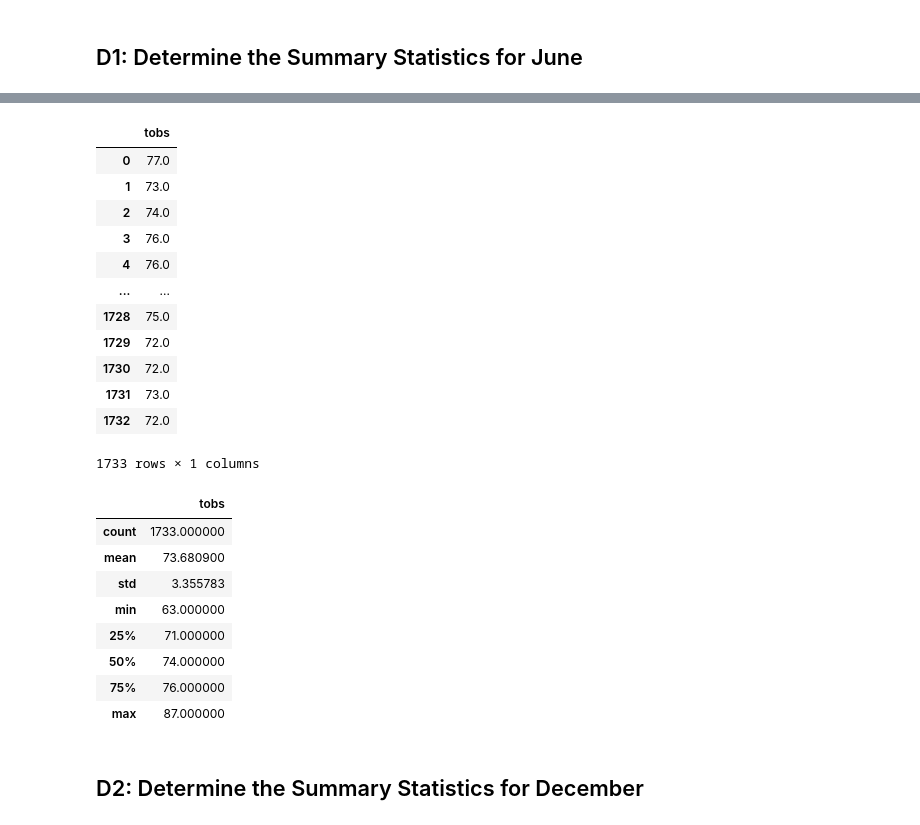
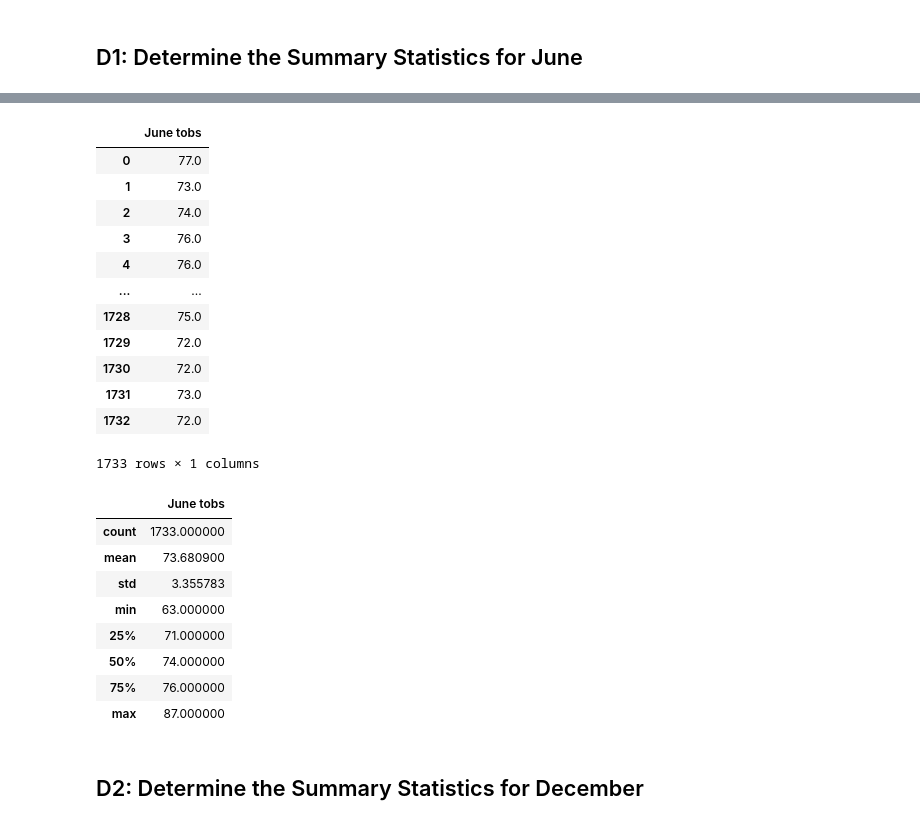
Before and after one commit to m-miley/surfs_up, a Jupyter notebook: SurfsUp_Challenge.ipynb, the cells around one changed output, grey strips where cells are left out. Drawn from its saved outputs; the diff is of its cells as text; code cells hidden in the pictures.

```diff
--- a/SurfsUp_Challenge.ipynb
+++ b/SurfsUp_Challenge.ipynb
@@ -73,10 +73,10 @@ june_temps
  ...]
 # %%
 # 4. Create a DataFrame from the list of temperatures for the month of June.
-june_df = pd.DataFrame(june_temps, columns=['tobs'])
+june_df = pd.DataFrame(june_temps, columns=['June tobs'])
 june_df
 # %% [output]
-|  | tobs |
+|  | June tobs |
 | 0 | 77.0 |
 | 1 | 73.0 |
 | 2 | 74.0 |
@@ -93,7 +93,7 @@ june_df
 # 5. Calculate and print out the summary statistics for the June temperature DataFrame.
 june_df.describe()
 # %% [output]
-|  | tobs |
+|  | June tobs |
 | count | 1733.000000 |
 | mean | 73.680900 |
 | std | 3.355783 |
```
Also changed, not shown: parts of 5 cells of this notebook.
